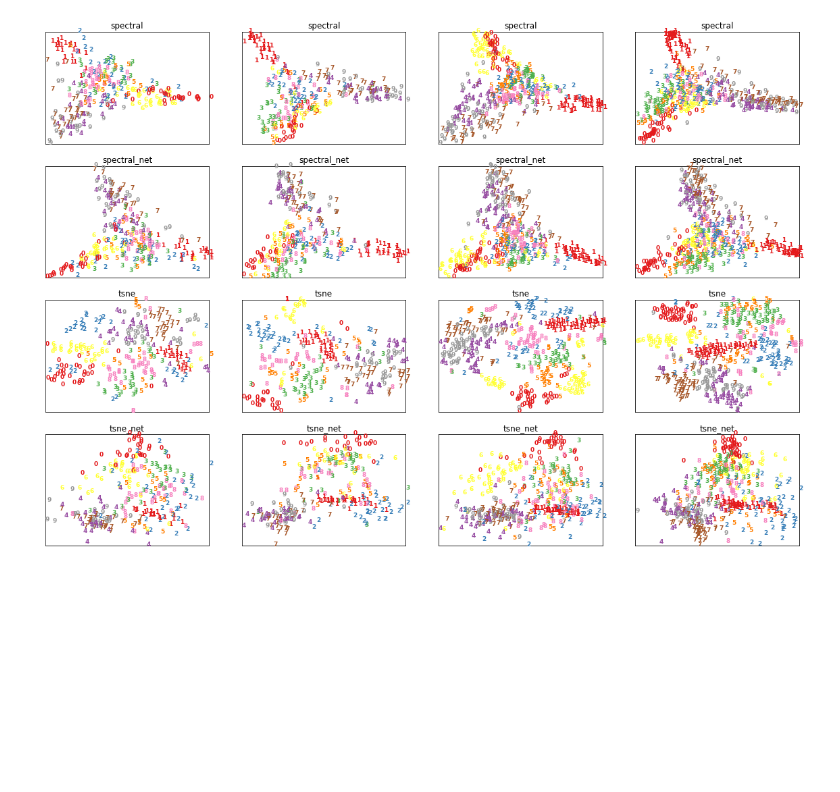
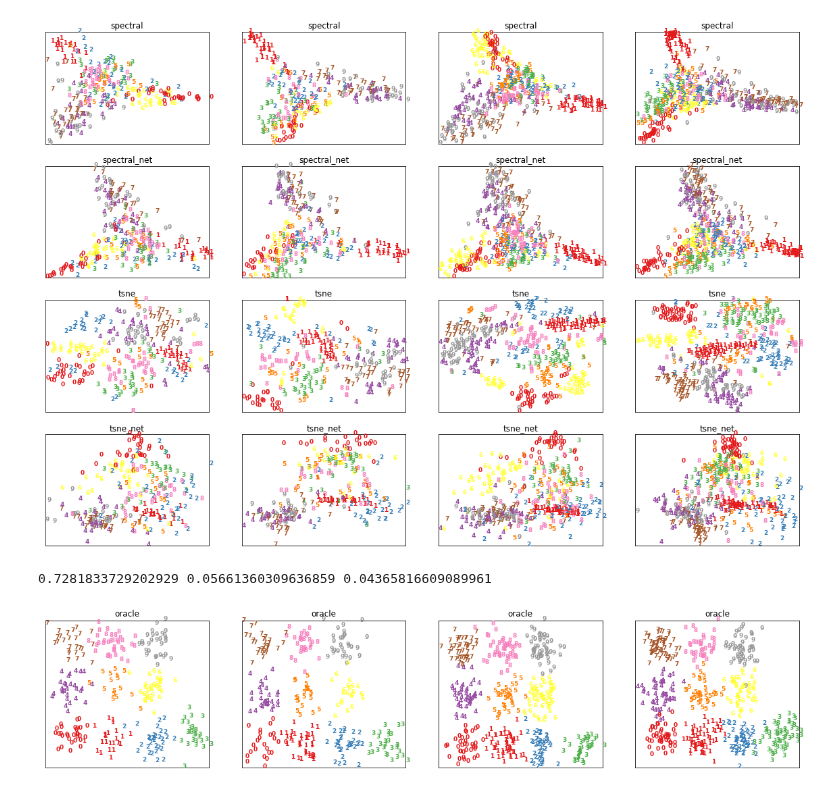
Before and after one commit to leowyy/fyp-graph-clustering, a Jupyter notebook: evaluation_test.ipynb, the cells around one changed output. Cells and saved outputs as stored; diff of their text form; code cells hidden in the pictures; blank space fills up the shorter version.

Commit message:
oracle embedding

```diff
--- a/evaluation_test.ipynb
+++ b/evaluation_test.ipynb
@@ -219,0 +242,13 @@ for i in range(4):
+# %%
+print(trust, one_nn, t)
+# %% [output]
+0.7281833729202929 0.05661360309636859 0.04365816609089961
+# %%
+f, axarr = plt.subplots(1, 4, sharex='col', sharey='row', figsize=(20, 4))
+for i, G in enumerate(all_test_data[:4]):
+    new_G = DataEmbeddingGraph(G.data, G.labels, 'oracle')
+    labels = [int(l) for l in new_G.labels]
+    X = new_G.data.view(new_G.data.shape[0], -1).numpy()
+    plot_embedding_subplot(axarr[i], new_G.target, labels=labels, title='oracle')
+# %% [output]
+[figure, added]
```
Also changed, not shown: parts of 3 cells of this notebook, 4 other files.
